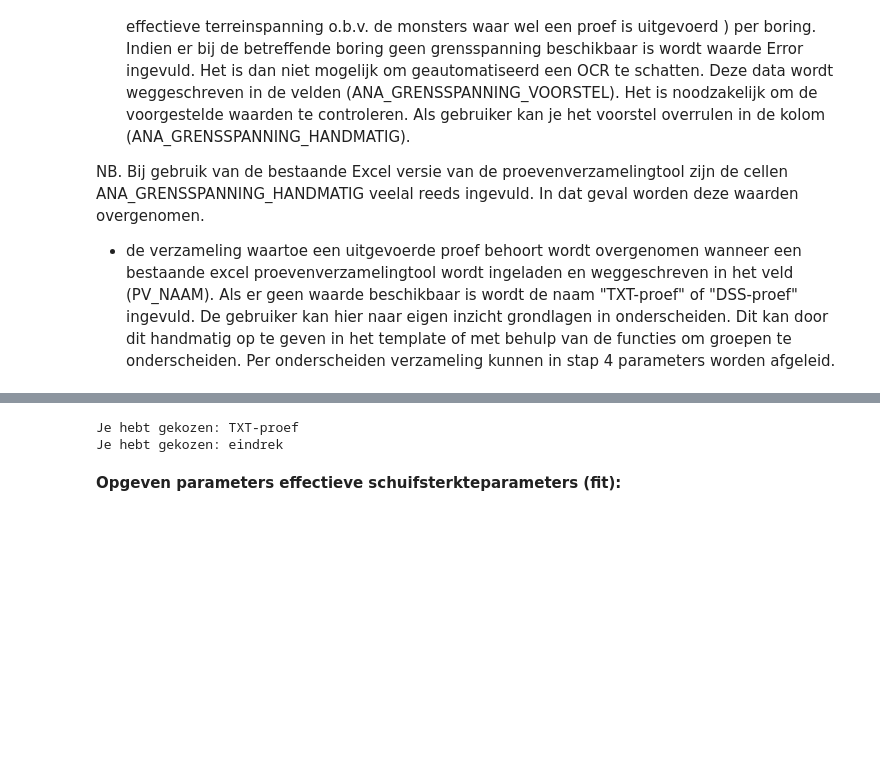
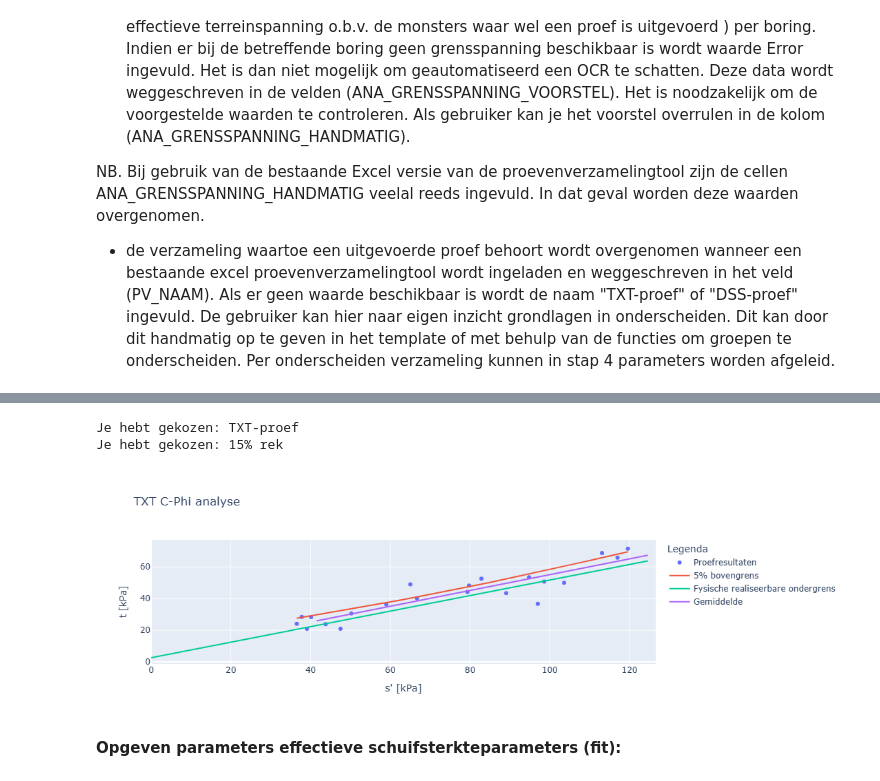
Before and after one commit to kkpdata/PV-tool, a Jupyter notebook: PV-tool v0.1.ipynb, the cells around one changed output, grey strips where cells are left out. Cells and saved outputs as stored; diff of their text form; code cells hidden in the pictures; blank space fills up the shorter version.

```diff
--- a/PV-tool v0.1.ipynb
+++ b/PV-tool v0.1.ipynb
@@ -352,18 +370,53 @@ Dropdown(index=4, layout=Layout(width='400px'), options=('2% rek', '5% rek', '15
-# %%
-# Controleer dropdown keuze verzameling
-if dropdown_verzameling_txt.value:
-    print(f'Je hebt gekozen: {dropdown_verzameling_txt.value}')
-else:
-    print("Er is geen template geselecteerd.")
-
-# Controleer dropdown templates en geef de gekozen waarde terug
-if dropdown_rekpercentage.value:
-    print(f'Je hebt gekozen: {dropdown_rekpercentage.value}')
-else:
-    print("Er is geen template geselecteerd.")
-# %% [output]
-Je hebt gekozen: TXT-proef
-Je hebt gekozen: eindrek
+# %%
+# test c phi analyse
+from pv_tool.analysis.c_phi_analysis import CPhiAnalyse
+from pv_tool.analysis.variables import *
+
+dbase_df = dbase.dbase_df
+#print(dbase_df.index)
+
+# Controleer dropdown keuze verzameling
+if dropdown_verzameling_txt.value:
+    print(f'Je hebt gekozen: {dropdown_verzameling_txt.value}')
+else:
+    print("Er is geen verzameling geselecteerd.")
+
+# Controleer dropdown templates en geef de gekozen waarde terug
+if dropdown_rekpercentage.value:
+    print(f'Je hebt gekozen: {dropdown_rekpercentage.value}')
+else:
+    print("Er is geen template geselecteerd.")
+
+
+#analyse = CPhiAnalyse(dbase=dbase, investigation_groups=['TXT_SAFE_klei_licht_16_175'], effective_stress='15% rek',
+#                      analysis_type='TXT_CPhi')
+analyse = CPhiAnalyse(dbase=dbase, investigation_groups=[dropdown_verzameling_txt.value], effective_stress= dropdown_rekpercentage.value,
+                      analysis_type='TXT_CPhi')
+
+
+#analyse.apply_parameters(cohesie_gem = 8)
+#analyse.apply_parameters(phi_kar = 0.53)
+#analyse.apply_parameters(cohesie_kar = 6.72)
+
+#analyse.apply_settings(material_factor_cohesion = 1)
+#analyse.apply_settings(material_factor_tan_phi = 1)
+
+#analyse.apply_settings(alpha = Alpha.LOCAL)
+
+#analyse.factsheet()
+analyse.show_figure()
+
+# Bestandspad samenstellen: gekozen map + bestandsnaam
+bestand_naam = f"{selected_directory}/c_phi_data_geforceerd.xlsx"
+# Dataframe tussenstappen
+df = analyse.cphi_analyses_data_df
+
+# Exporteer DataFrame naar Excel
+df.to_excel(bestand_naam, index=False)
+# %% [output]
+Je hebt gekozen: TXT-proef
+Je hebt gekozen: 15% rek
+[figure, added]
 # %%
 
 import ipywidgets as widgets
```
Also changed, not shown: parts of 10 cells of this notebook, 9 other files.
